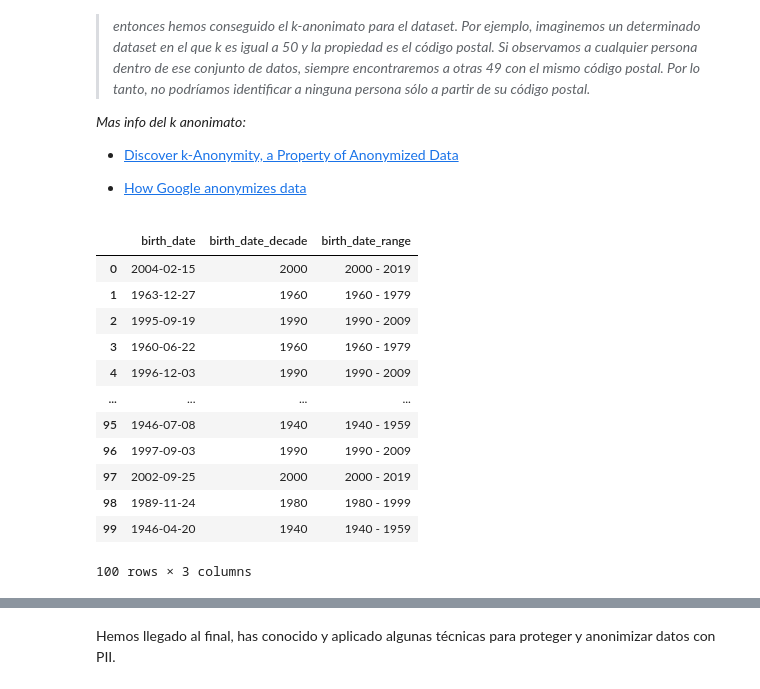
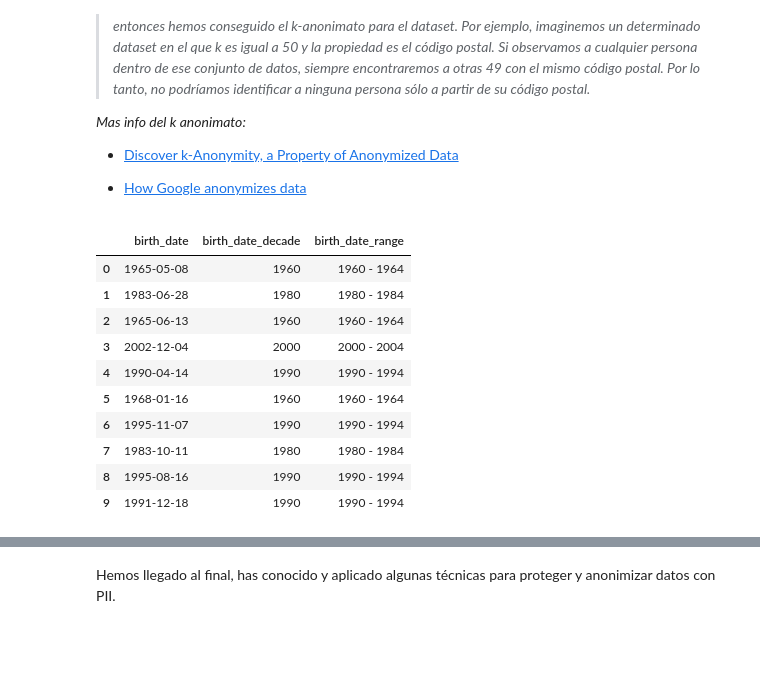
Before and after one commit to Mondin0/data-eng, a Jupyter notebook: CEL_Técnicas_de_anonimización.ipynb, the cells around one changed output, grey strips where cells are left out. Cells and saved outputs as stored; diff of their text form; code cells hidden in the pictures; blank space fills up the shorter version.

```diff
--- a/CEL_Técnicas_de_anonimización.ipynb
+++ b/CEL_Técnicas_de_anonimización.ipynb
@@ -386,23 +386,21 @@ def generalize_date_to_range(df, column_name, n_years=10):
 # %%
 df_anonymized = generalize_date_to_decade(df_anonymized, "birth_date")
 # %%
-df_anonymized = generalize_date_to_range(df_anonymized, "birth_date", n_years = 20)
+df_anonymized = generalize_date_to_range(df_anonymized, "birth_date", n_years = 5)
 # %%
-df_anonymized[["birth_date", "birth_date_decade", "birth_date_range"]]
+df_anonymized[["birth_date", "birth_date_decade", "birth_date_range"]].head(10)
 # %% [output]
 |  | birth_date | birth_date_decade | birth_date_range |
-| 0 | 2004-02-15 | 2000 | 2000 - 2019 |
-| 1 | 1963-12-27 | 1960 | 1960 - 1979 |
-| 2 | 1995-09-19 | 1990 | 1990 - 2009 |
-| 3 | 1960-06-22 | 1960 | 1960 - 1979 |
-| 4 | 1996-12-03 | 1990 | 1990 - 2009 |
-| ... | ... | ... | ... |
-| 95 | 1946-07-08 | 1940 | 1940 - 1959 |
-| 96 | 1997-09-03 | 1990 | 1990 - 2009 |
-| 97 | 2002-09-25 | 2000 | 2000 - 2019 |
-| 98 | 1989-11-24 | 1980 | 1980 - 1999 |
-| 99 | 1946-04-20 | 1940 | 1940 - 1959 |
+| 0 | 1965-05-08 | 1960 | 1960 - 1964 |
+| 1 | 1983-06-28 | 1980 | 1980 - 1984 |
+| 2 | 1965-06-13 | 1960 | 1960 - 1964 |
+| 3 | 2002-12-04 | 2000 | 2000 - 2004 |
+| 4 | 1990-04-14 | 1990 | 1990 - 1994 |
+| 5 | 1968-01-16 | 1960 | 1960 - 1964 |
+| 6 | 1995-11-07 | 1990 | 1990 - 1994 |
+| 7 | 1983-10-11 | 1980 | 1980 - 1984 |
+| 8 | 1995-08-16 | 1990 | 1990 - 1994 |
+| 9 | 1991-12-18 | 1990 | 1990 - 1994 |
-100 rows × 3 columns
 # %%
 # Borrar columna fecha
 df_anonymized = df_anonymized.drop(columns="birth_date")
```
Also changed, not shown: parts of 11 cells of this notebook.
